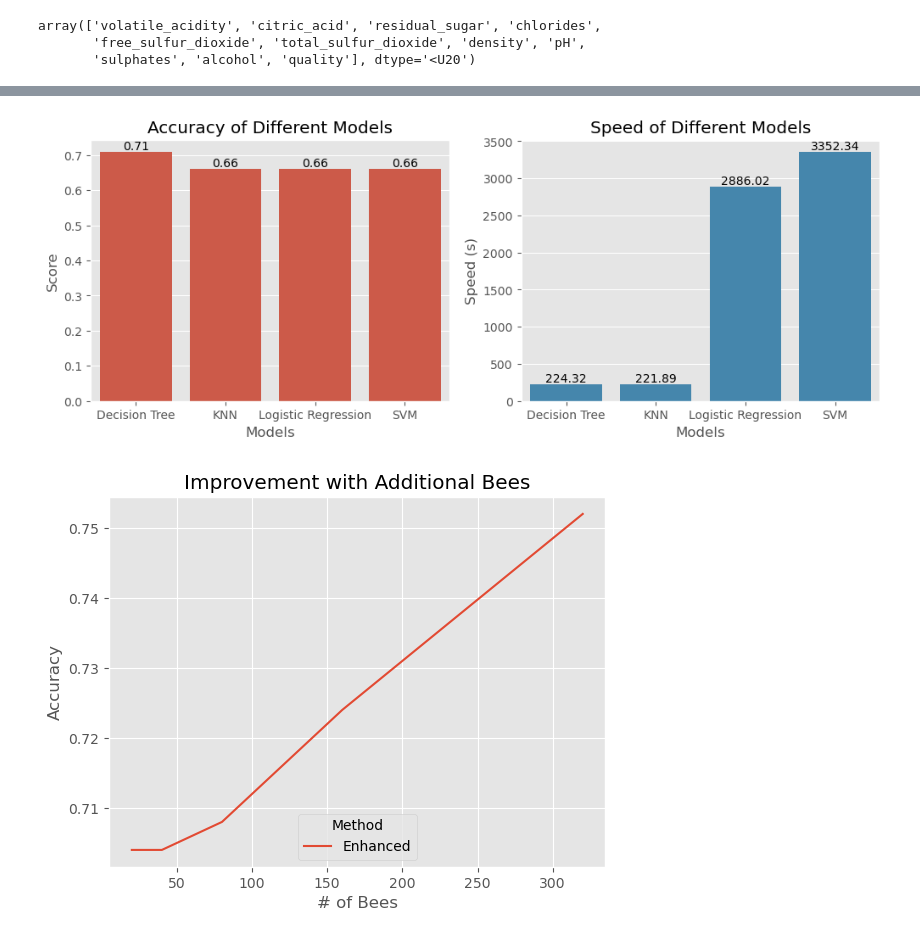
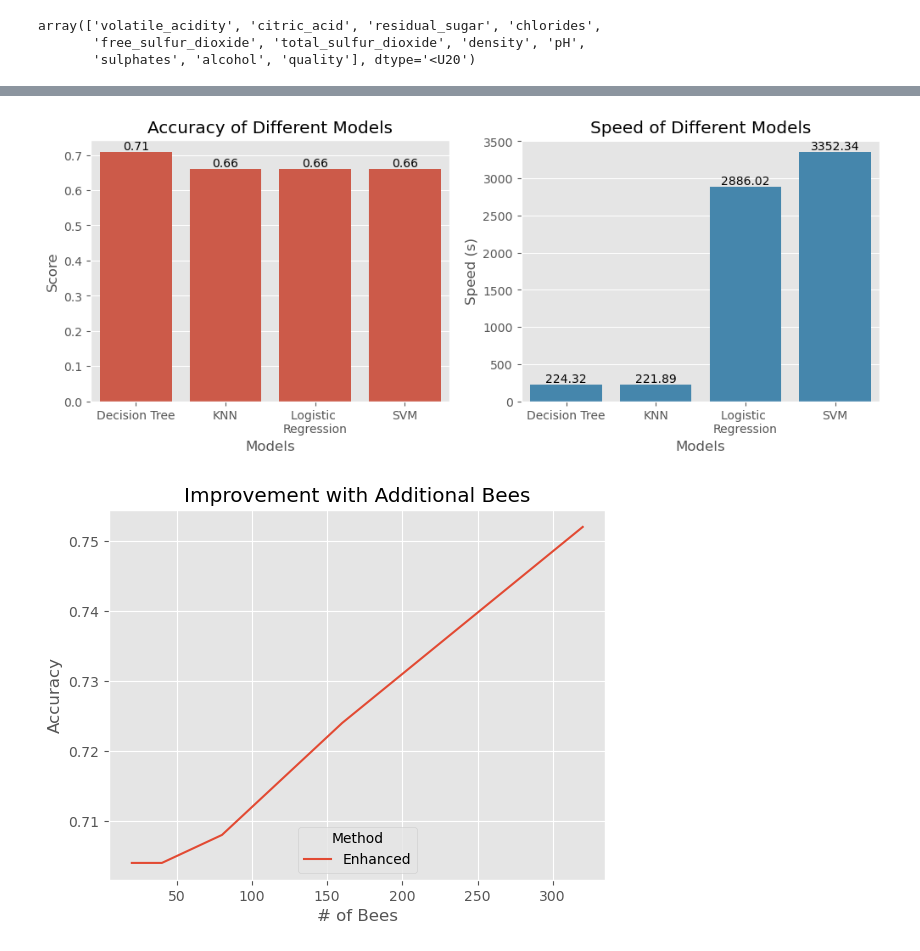
Before and after one commit to sbracellari/csi-6160, a Jupyter notebook: project/project.ipynb, the cells around one changed output, grey strips where cells are left out. Saved outputs shown, nothing was run; the diff lists cells and outputs as text; code cells hidden in the pictures.

```diff
--- a/project/project.ipynb
+++ b/project/project.ipynb
@@ -145,6 +146,3 @@ len(y_train)
 NUM_FEATURES
 # %% [output]
 11
-# %%
-a = np.array(list(df.columns[1:]) + list(df.columns[1:]))
-len(a)
@@ -192,7 +188,7 @@ class Configuration:
         return (self.data == other.data).all()
 
 class Solutions:
-    def __init__(self, num, model='fhsdkfhkd', ring_size=4, seed=4222023):
+    def __init__(self, num, model, ring_size=4, seed=4222023):
         self.rng = rand.Generator(rand.PCG64(seed))
         self.solutions = np.stack([self.new_solution() for _ in range(num)])
         self.employed = np.array([True] * (num // 2) + [False] * (num // 2))
@@ -207,7 +203,6 @@ class Solutions:
         return self.rng.random(size=NUM_DIM)
 
     def best_in_ring(self, start_idx):
-        # sol = self.solutions[start_idx]
         size = len(self.solutions)
         best_idx = start_idx
         for i in range(1, 1 + self.ring_size):
@@ -407,7 +402,7 @@ for i in range(NUM_FEATURES):
         r = rand.uniform()
         new_vals[i] = r
         score = evaluate(new_vals)
-        scores.append({ 'dim': i, 'score': score })
+        scores.append({ 'Dimension': i, 'Score': score })
 
 data = pd.DataFrame.from_records(scores)
 # %%
@@ -421,38 +417,38 @@ ax.hlines(best_acc, ax.get_xlim()[0], ax.get_xlim()[1])
 # %%
 f, ax = plt.subplots(1, 2, figsize=(12, 4))
 
-models = ['Decision Tree', 'KNN', 'Logistic Regression', 'SVM']
+models = ['Decision Tree', 'KNN', 'Logistic \nRegression', 'SVM']
 if RUN:
     scores = []
     speed = []
-    check = ["tree", "logistic", "svm"]
-    for model in ["logistic"]:
+    check = ["tree", "knn", "logistic", "svm"]
+    for model in check:
         st = datetime.datetime.now()
         res = abc(80, 160, enhanced_onlooker, True, True, model)
         diff = datetime.datetime.now() - st
         scores.append(res.best_fitness)
         speed.append(diff.total_seconds())
         break
 
 else:
-    # Tree, KNN, Log?, SVM?
+    # Tree, KNN, Logistic, SVM
     scores = [0.708, 0.66, 0.66, 0.66]
     speed = [224.32, 221.89, 2886.02, 3352.34]
 
 plot_df = pd.DataFrame.from_dict({'Score': scores, 'Models': models})
 ax[0].set_title('Accuracy of Different Models')
 seaborn.barplot(data=plot_df, x='Models', y='Score', ax=ax[0], color=COLORS[0])
 for container in ax[0].containers:
     ax[0].bar_label(container, fmt='%.2f')
 
 
 plot_df = pd.DataFrame.from_dict({'Speed (s)': speed, 'Models': models})
 ax[1].set_title('Speed of Different Models')
 seaborn.barplot(data=plot_df, x='Models', y='Speed (s)', ax=ax[1], color=COLORS[1])
 for container in ax[1].containers:
     ax[1].bar_label(container, fmt='%.2f')
 # %% [output]
-[figure, old version]
+[figure, new version]
 # %%
 f, ax = plt.subplots()
 
```
Also changed, not shown: parts of 8 cells of this notebook.
